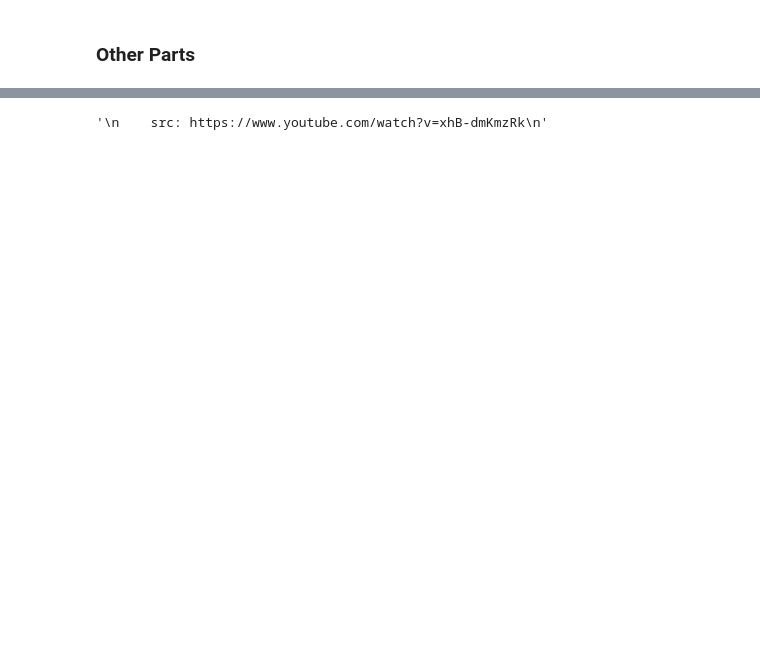
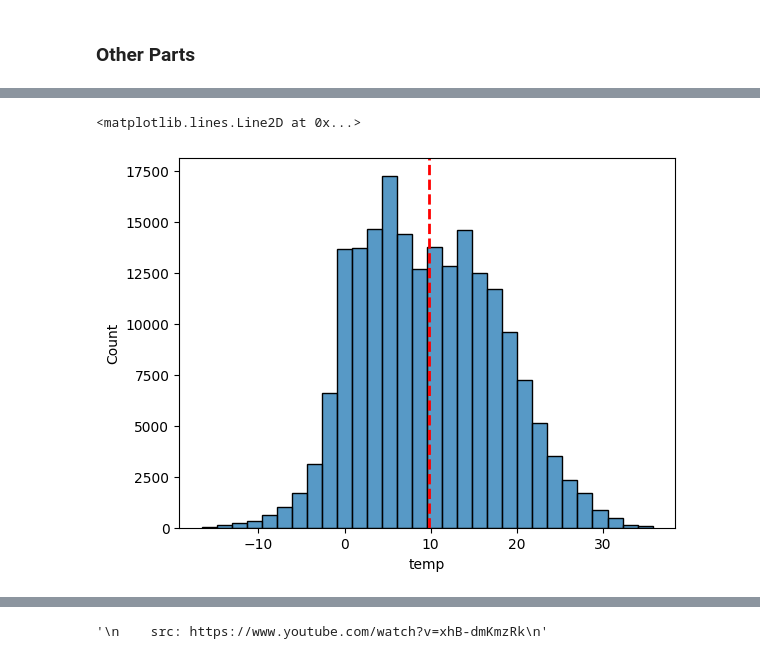
Before and after one commit to KaraniAbdellah/Solar_Energy_Prediction, a Jupyter notebook: explore_renewable_dataset.ipynb, the cells around one changed output, grey strips where cells are left out. Cells and saved outputs as stored; diff of their text form; code cells hidden in the pictures; blank space fills up the shorter version.

```diff
--- a/explore_renewable_dataset.ipynb
+++ b/explore_renewable_dataset.ipynb
@@ -224,0 +243,8 @@ plt.show()
+# %%
+# temp --> right skewness --> Log Transformation
+sns.histplot(df["temp"], bins=30)
+mean_value = df["temp"].mean()
+plt.axvline(mean_value, color='red', linestyle='--', linewidth=2, label=f'Median = {mean_value:.2f}')
+# %% [output]
+<matplotlib.lines.Line2D at 0x...>
+[figure, added]
```
Also changed, not shown: parts of 26 cells of this notebook.
